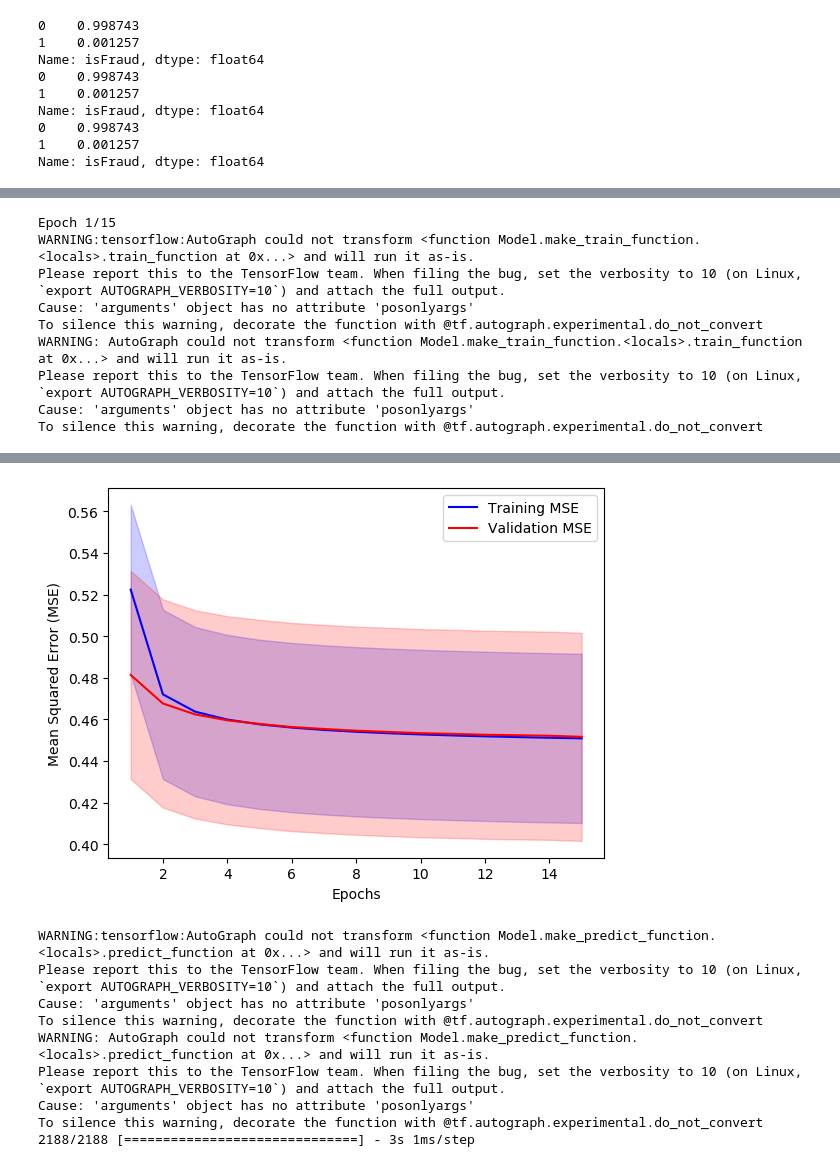
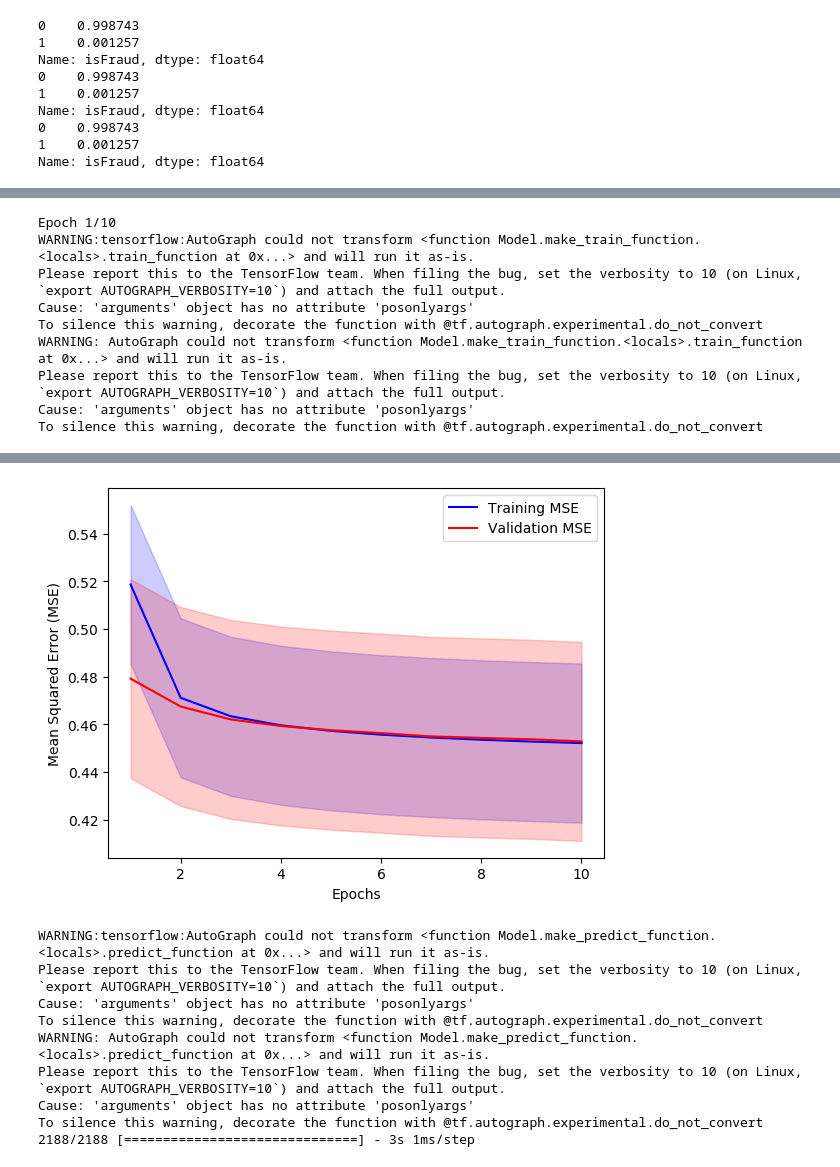
Before and after one commit to amiira-e/fyp, a Jupyter notebook: Current_DL.ipynb, the cells around one changed output, grey strips where cells are left out. Drawn from its saved outputs; the diff is of its cells as text; code cells hidden in the pictures.

```diff
--- a/Current_DL.ipynb
+++ b/Current_DL.ipynb
@@ -203,7 +203,7 @@ for train_index, val_index in kf.split(X_train_resampled_final):
     early_stopping = EarlyStopping(monitor='val_loss', patience=10)
 
     # Fit the autoencoder on the training set for the current fold
-    history = autoencoder.fit(X_train_fold, X_train_fold, epochs=15,batch_size=32, verbose=1, validation_data=(X_val_fold, X_val_fold),callbacks=[early_stopping])
+    history = autoencoder.fit(X_train_fold, X_train_fold, epochs=10,batch_size=32, verbose=1, validation_data=(X_val_fold, X_val_fold),callbacks=[early_stopping])
 
     # Append the MSE of training and validation sets for the current fold to the lists
     train_mse.append(history.history['loss'])
@@ -239,7 +239,7 @@ plt.ylabel('Mean Squared Error (MSE)')
 plt.legend()
 plt.show()
 # %% [output]
-Epoch 1/15
+Epoch 1/10
 WARNING:tensorflow:AutoGraph could not transform <function Model.make_train_function.<locals>.train_function at 0x...> and will run it as-is.
 Please report this to the TensorFlow team. When filing the bug, set the verbosity to 10 (on Linux, `export AUTOGRAPH_VERBOSITY=10`) and attach the full output.
 Cause: 'arguments' object has no attribute 'posonlyargs'
@@ -268,4 +268,4 @@ Test MSE: 0.44185
-[figure, old version]
+[figure, new version]
 # %%
 # Generate reconstructed outputs for the test set
 reconstructed = autoencoder.predict(X_test)
```
Also changed, not shown: parts of 32 cells of this notebook, 14 other files.
